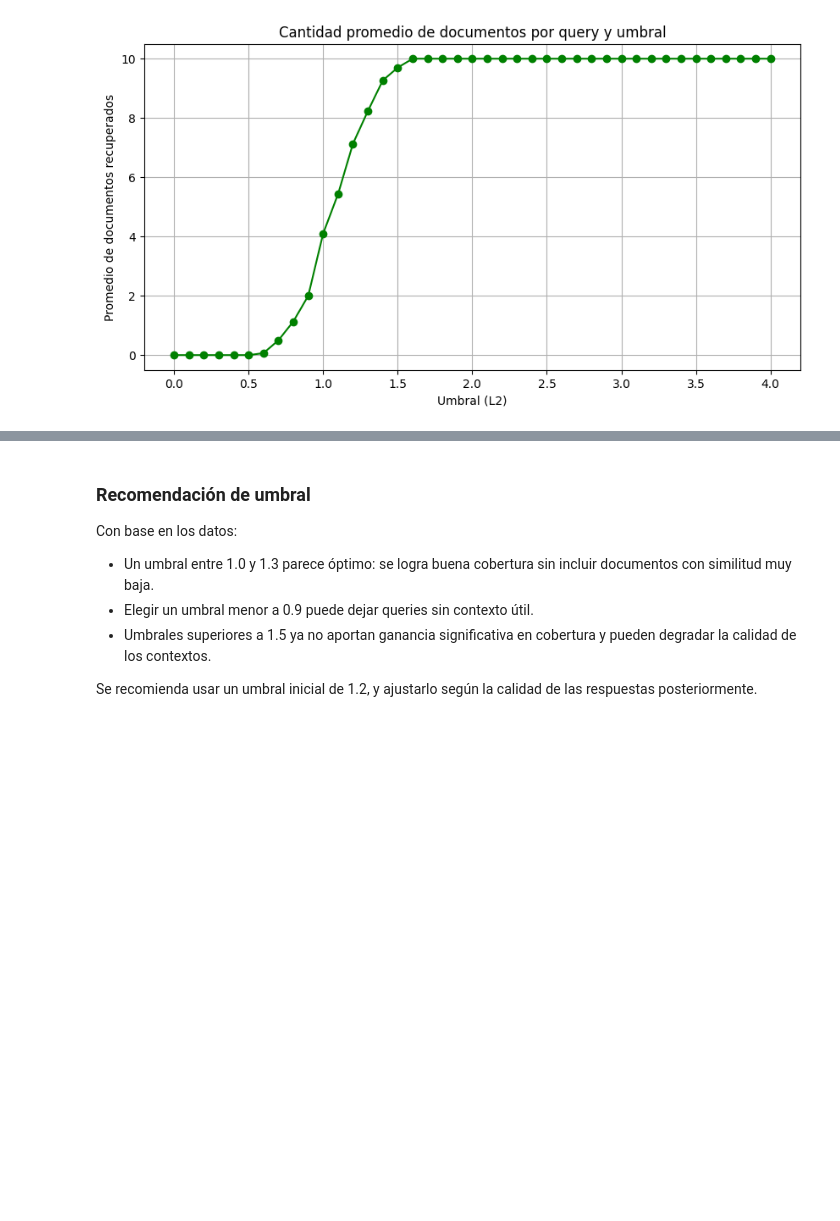
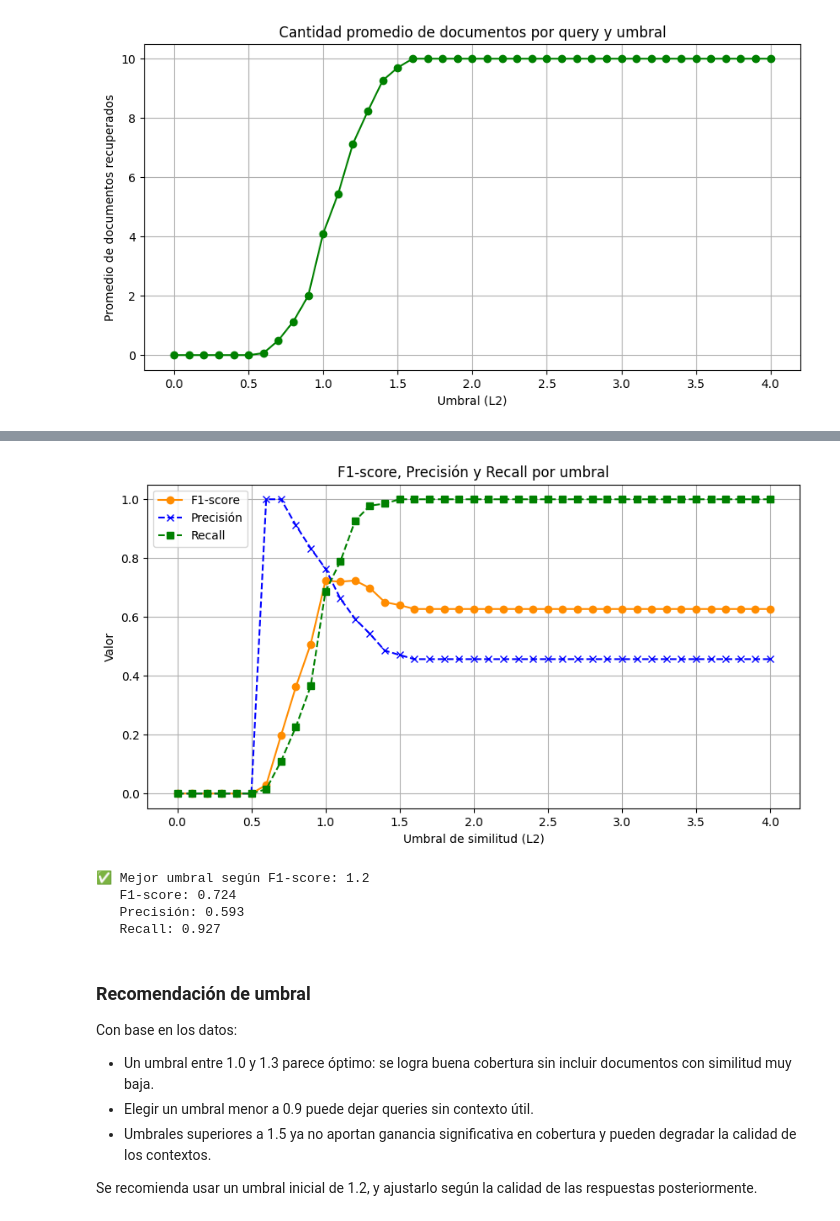
Before and after one commit to theleywin/CartaIA, a Jupyter notebook: src/experiments/similarity_threshold/conclusionts.ipynb, the cells around one changed output, grey strips where cells are left out. Drawn from its saved outputs; the diff is of its cells as text; code cells hidden in the pictures; blank space fills up the shorter version.

```diff
--- a/src/experiments/similarity_threshold/conclusionts.ipynb
+++ b/src/experiments/similarity_threshold/conclusionts.ipynb
@@ -93,3 +153,28 @@ plt.show()
+# %%
+plt.figure(figsize=(10, 5))
+plt.plot(f1_df["threshold"], f1_df["f1_score"], marker="o", color="darkorange", label="F1-score")
+plt.plot(f1_df["threshold"], f1_df["precision"], marker="x", color="blue", linestyle="--", label="Precisión")
+plt.plot(f1_df["threshold"], f1_df["recall"], marker="s", color="green", linestyle="--", label="Recall")
+
+plt.title("F1-score, Precisión y Recall por umbral")
+plt.xlabel("Umbral de similitud (L2)")
+plt.ylabel("Valor")
+plt.legend()
+plt.grid(True)
+plt.show()
+# %% [output]
+[figure, added]
+# %%
+best_row = f1_df.loc[f1_df["f1_score"].idxmax()]
+print(f"✅ Mejor umbral según F1-score: {best_row['threshold']}")
+print(f"   F1-score: {best_row['f1_score']:.3f}")
+print(f"   Precisión: {best_row['precision']:.3f}")
+print(f"   Recall: {best_row['recall']:.3f}")
+# %% [output]
+✅ Mejor umbral según F1-score: 1.2
+   F1-score: 0.724
+   Precisión: 0.593
+   Recall: 0.927
 # %% [markdown]
 ### Recomendación de umbral
 
```
Also changed, not shown: parts of 4 cells of this notebook, 2 other files.
